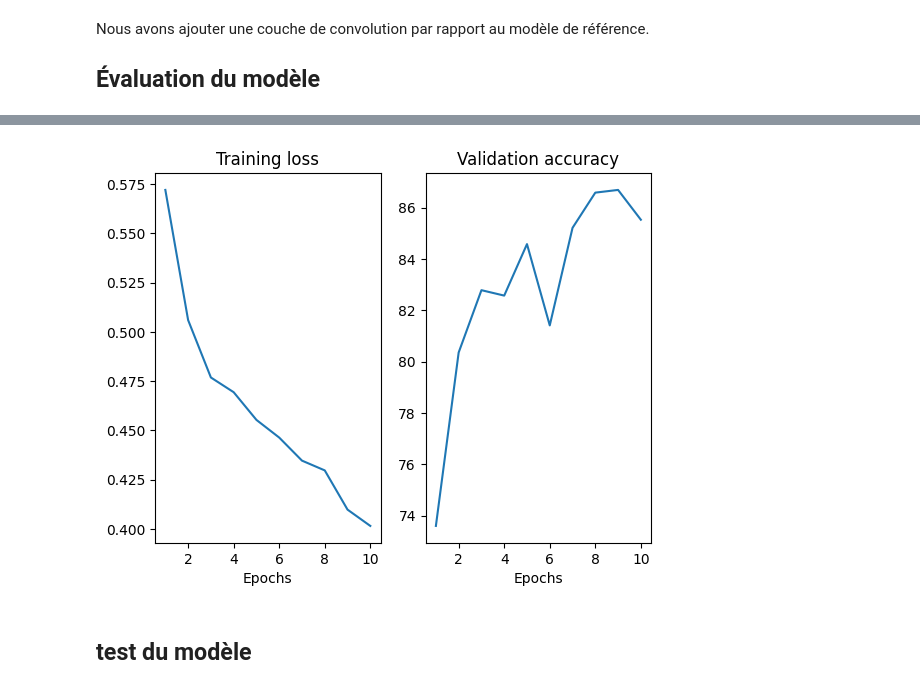
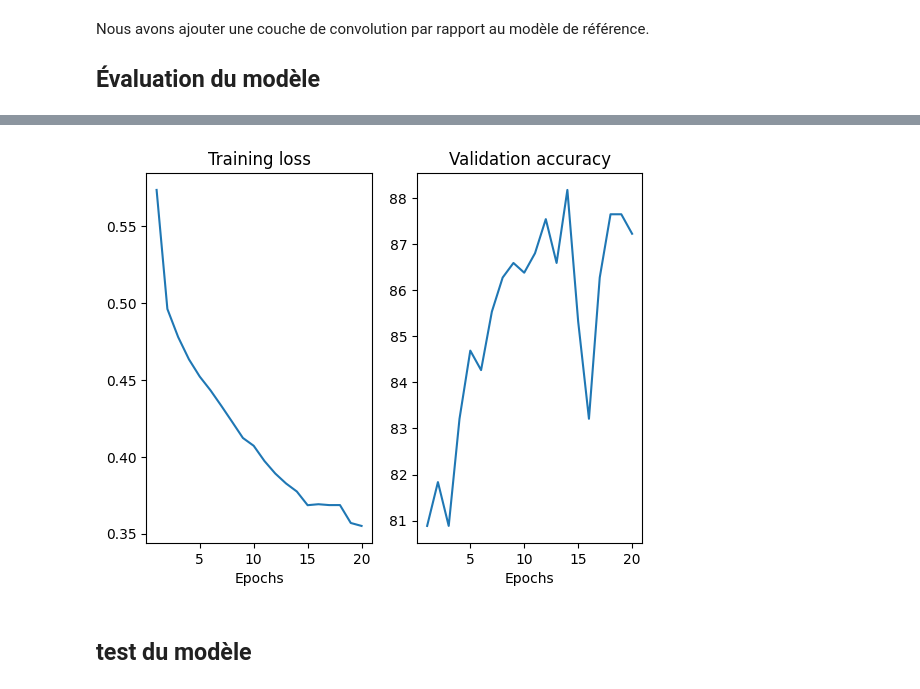
Before and after one commit to paullouppe/MuffinOrChihuahuaCNN, a Jupyter notebook: notebooks/Muffin_or_Chihuahua.ipynb, the cells around one changed output, grey strips where cells are left out. Saved outputs shown, nothing was run; the diff lists cells and outputs as text; code cells hidden in the pictures.

```diff
--- a/notebooks/Muffin_or_Chihuahua.ipynb
+++ b/notebooks/Muffin_or_Chihuahua.ipynb
@@ -556,7 +556,7 @@ Nous avons ajouter une couche de convolution par rapport au modèle de référen
 ## Évaluation du modèle
 # %%
 # Optimizer
-num_epochs = 10
+num_epochs = 20
 loss_fn = nn.CrossEntropyLoss()
 learning_rate = 0.001
 
@@ -588,4 +598,4 @@ Epoch [10/10], Training loss: 0.4015, Accuracy : 85.5333
-[figure, old version]
+[figure, new version]
 # %% [markdown]
 ## test du modèle
 # %%
```
Also changed, not shown: parts of 3 cells of this notebook, 1 other file.
